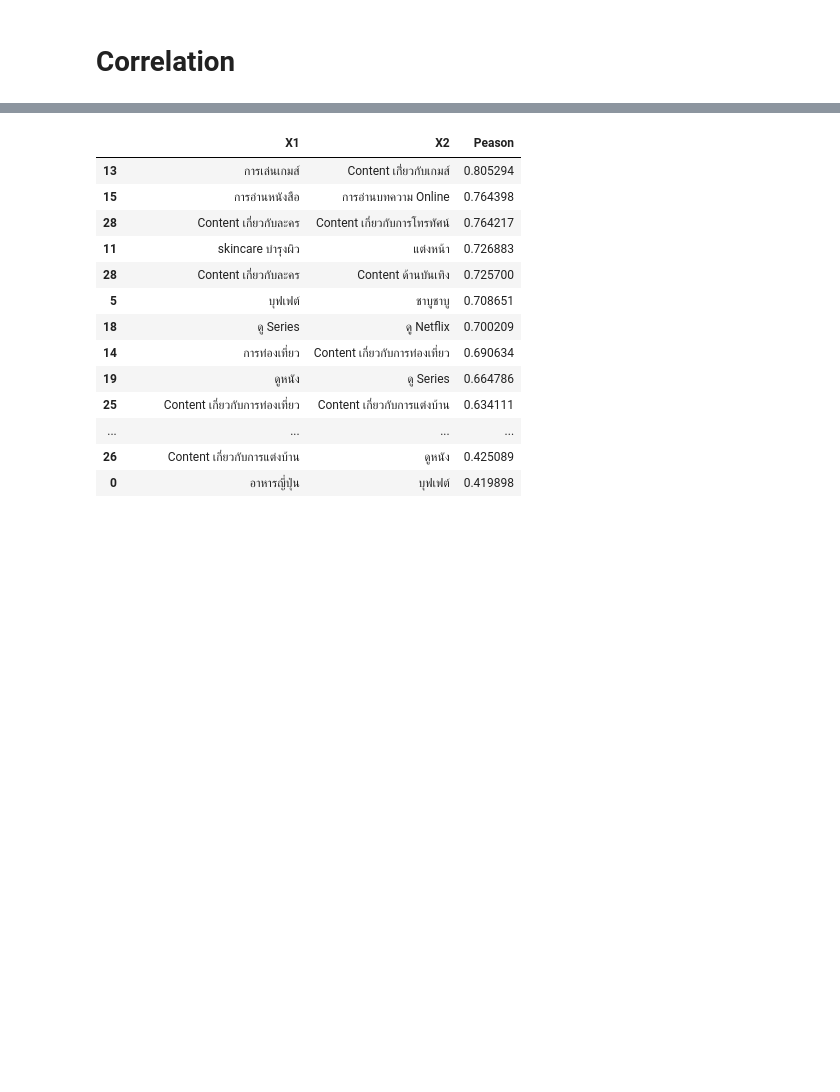
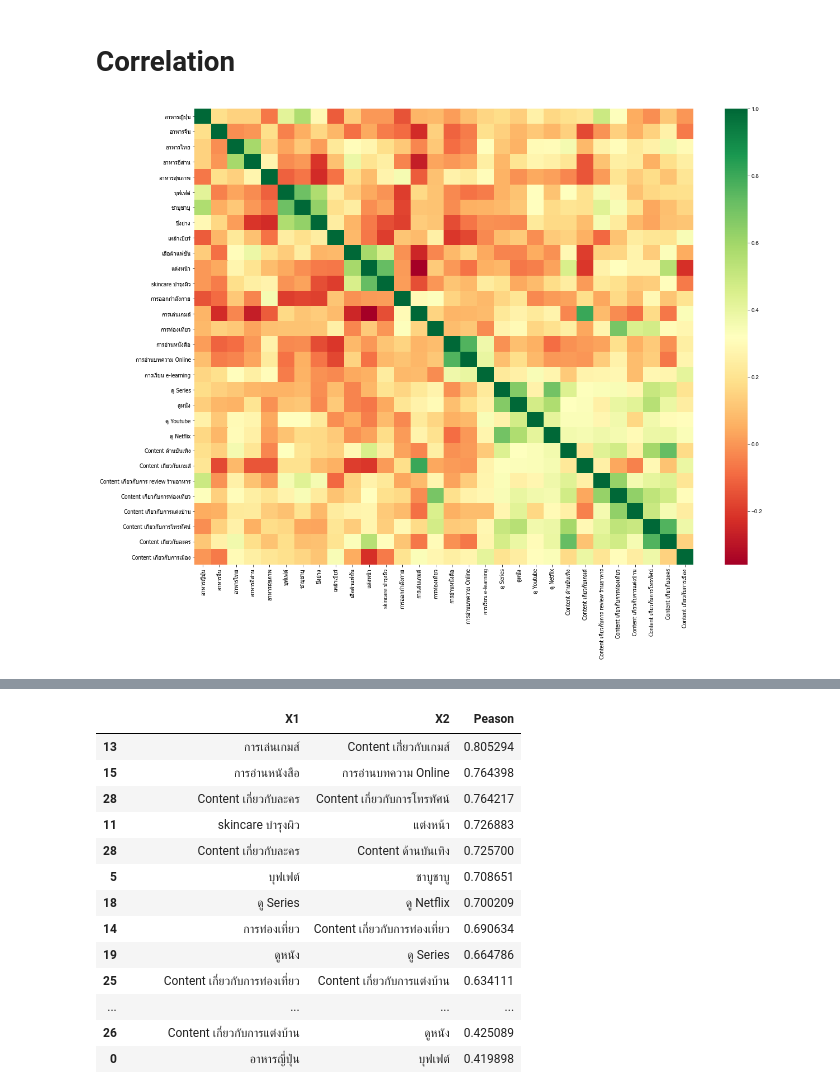
Before and after one commit to theptat002/BADS7105-CRM-Analytics-and-Intelligence, a Jupyter notebook: Homework 01/BADS7105_Homework_01_PART03_Analysis.ipynb, the cells around one changed output, grey strips where cells are left out. Cells and saved outputs as stored; diff of their text form; code cells hidden in the pictures; blank space fills up the shorter version.

```diff
--- a/Homework 01/BADS7105_Homework_01_PART03_Analysis.ipynb
+++ b/Homework 01/BADS7105_Homework_01_PART03_Analysis.ipynb
@@ -100,3 +118,9 @@ df_cor_all_tab = df[all_ls]
 df_cor_like = df_cor_like_tab.corr().reset_index()
 df_cor_freq = df_cor_freq_tab.corr().reset_index()
 df_cor_all = df_cor_all_tab.corr().reset_index()
+# %%
+plt.subplots(figsize=(20,15))
+plt.rcParams["font.family"] = "Arial"
+ax1 = sns.heatmap(df_cor_like_tab.corr(),cmap="RdYlGn")
+# %% [output]
+[figure, added]
```
Also changed, not shown: parts of 15 cells of this notebook, 3 other files.
